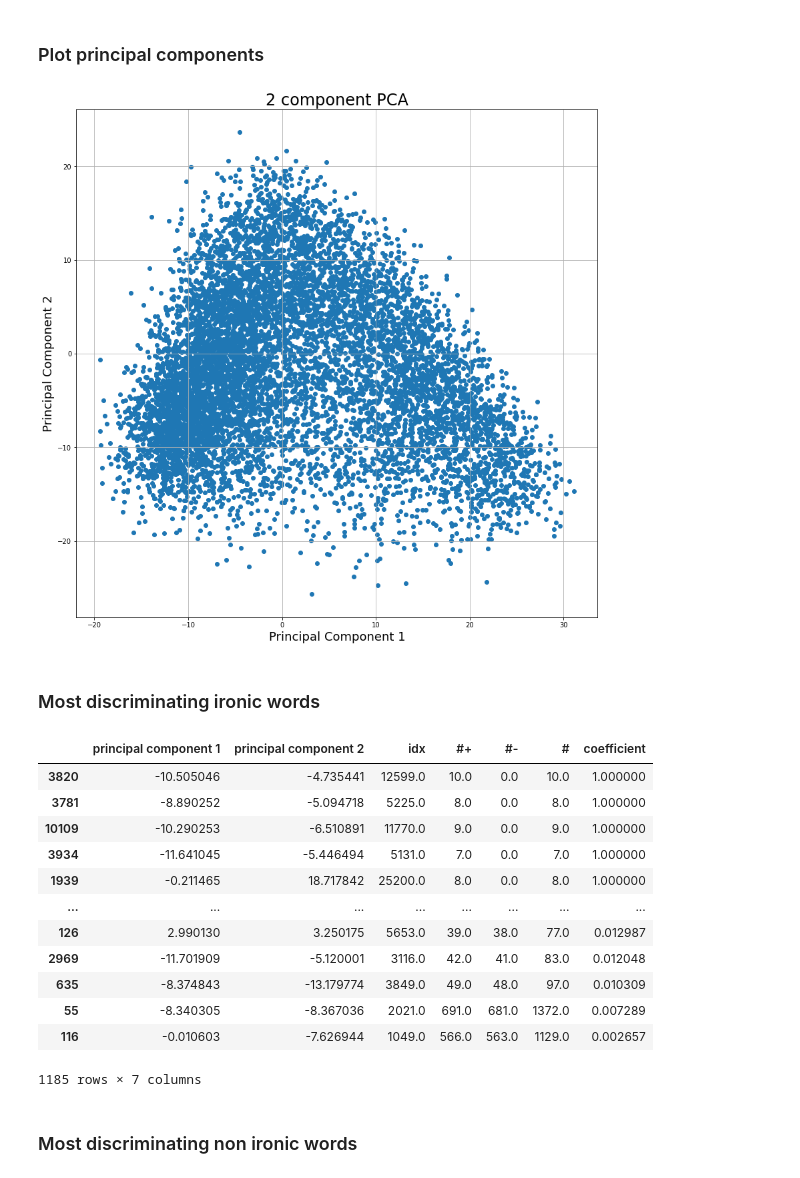
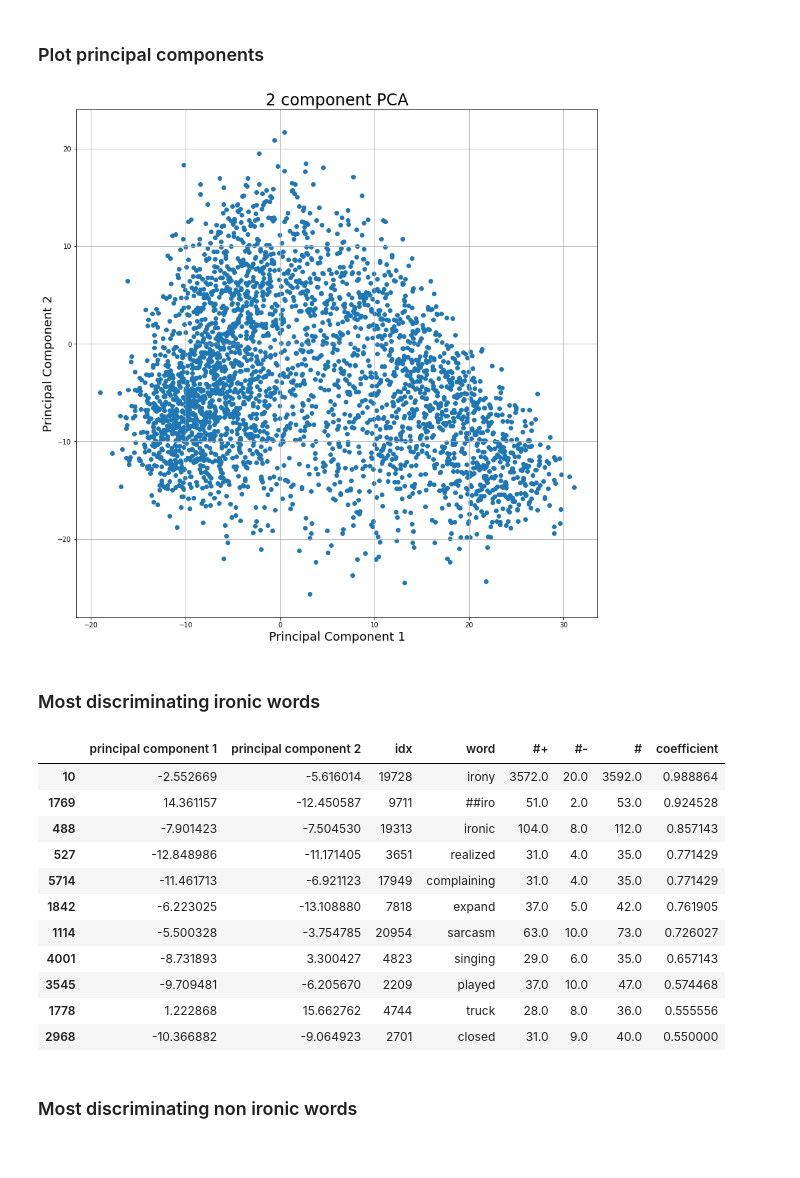
Before and after one commit to gianlucagiudice/irony-detection, a Jupyter notebook: notebooks/pca_plot.ipynb, the cells around one changed output. Saved outputs shown, nothing was run; the diff lists cells and outputs as text; code cells hidden in the pictures.

```diff
--- a/notebooks/pca_plot.ipynb
+++ b/notebooks/pca_plot.ipynb
@@ -28,5 +28,6 @@ df
 # %%
-print('Median occurence value: {}'.format(df['#'].median()))
-df = df[df['#']>df['#'].median()]
+t = 30
+print('Threshold value: {}'.format(t))
+df = df[df['#']>t]
 df
 # %% [output]
@@ -64,27 +65,31 @@ ax.set_title('2 component PCA', fontsize = 24)
 ax.scatter(df["principal component 1"], df["principal component 2"])
 ax.grid()
 # %% [output]
-[figure, old version]
+[figure, new version]
 # %% [markdown]
 ### Most discriminating ironic words
 # %%
-ironic_df = df.sort_values(by=['coefficient'], ascending=False)
-ironic_df = ironic_df[ironic_df['coefficient'] > 0]
+ironic_df = df.sort_values(by=['coefficient', '#'], ascending=False)
+ironic_df = ironic_df[ironic_df['coefficient'] > 0.5]
+'''
+ironic_df = pd.concat([ironic_df[ironic_df['word'] == 'irony'],
+                       ironic_df[ironic_df['word'] == 'ironic'],
+                       ironic_df[ironic_df['word'] == 'sarcasm']])
+'''
 ironic_df
 # %% [output]
-|  | principal component 1 | principal component 2 | idx | #+ | #- | # | coefficient |
-| 3820 | -10.505046 | -4.735441 | 12599.0 | 10.0 | 0.0 | 10.0 | 1.000000 |
-| 3781 | -8.890252 | -5.094718 | 5225.0 | 8.0 | 0.0 | 8.0 | 1.000000 |
-| 10109 | -10.290253 | -6.510891 | 11770.0 | 9.0 | 0.0 | 9.0 | 1.000000 |
-| 3934 | -11.641045 | -5.446494 | 5131.0 | 7.0 | 0.0 | 7.0 | 1.000000 |
-| 1939 | -0.211465 | 18.717842 | 25200.0 | 8.0 | 0.0 | 8.0 | 1.000000 |
-| ... | ... | ... | ... | ... | ... | ... | ... |
-| 126 | 2.990130 | 3.250175 | 5653.0 | 39.0 | 38.0 | 77.0 | 0.012987 |
-| 2969 | -11.701909 | -5.120001 | 3116.0 | 42.0 | 41.0 | 83.0 | 0.012048 |
-| 635 | -8.374843 | -13.179774 | 3849.0 | 49.0 | 48.0 | 97.0 | 0.010309 |
-| 55 | -8.340305 | -8.367036 | 2021.0 | 691.0 | 681.0 | 1372.0 | 0.007289 |
-| 116 | -0.010603 | -7.626944 | 1049.0 | 566.0 | 563.0 | 1129.0 | 0.002657 |
+|  | principal component 1 | principal component 2 | idx | word | #+ | #- | # | coefficient |
+| 10 | -2.552669 | -5.616014 | 19728 | irony | 3572.0 | 20.0 | 3592.0 | 0.988864 |
+| 1769 | 14.361157 | -12.450587 | 9711 | ##iro | 51.0 | 2.0 | 53.0 | 0.924528 |
+| 488 | -7.901423 | -7.504530 | 19313 | ironic | 104.0 | 8.0 | 112.0 | 0.857143 |
+| 527 | -12.848986 | -11.171405 | 3651 | realized | 31.0 | 4.0 | 35.0 | 0.771429 |
+| 5714 | -11.461713 | -6.921123 | 17949 | complaining | 31.0 | 4.0 | 35.0 | 0.771429 |
+| 1842 | -6.223025 | -13.108880 | 7818 | expand | 37.0 | 5.0 | 42.0 | 0.761905 |
+| 1114 | -5.500328 | -3.754785 | 20954 | sarcasm | 63.0 | 10.0 | 73.0 | 0.726027 |
+| 4001 | -8.731893 | 3.300427 | 4823 | singing | 29.0 | 6.0 | 35.0 | 0.657143 |
+| 3545 | -9.709481 | -6.205670 | 2209 | played | 37.0 | 10.0 | 47.0 | 0.574468 |
+| 1778 | 1.222868 | 15.662762 | 4744 | truck | 28.0 | 8.0 | 36.0 | 0.555556 |
+| 2968 | -10.366882 | -9.064923 | 2701 | closed | 31.0 | 9.0 | 40.0 | 0.550000 |
-1185 rows × 7 columns
 # %% [markdown]
 ### Most discriminating non ironic words
 # %%
```
Also changed, not shown: parts of 6 cells of this notebook, 8 other files.
